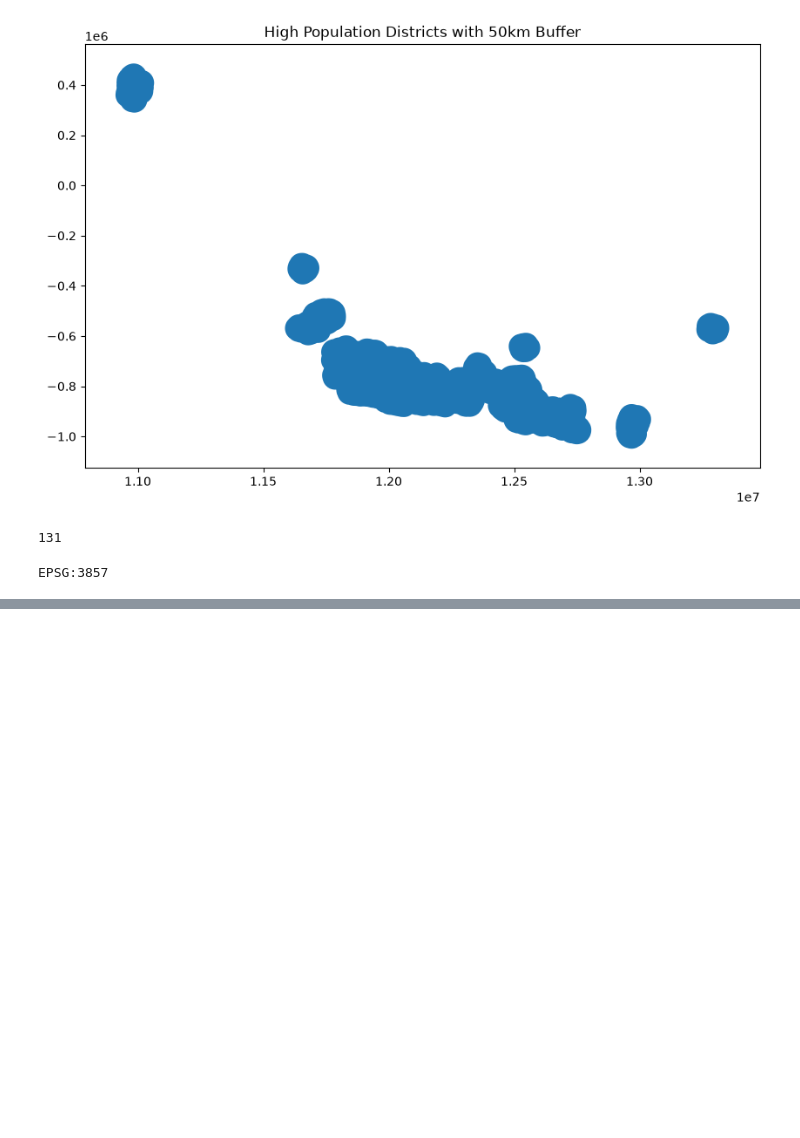
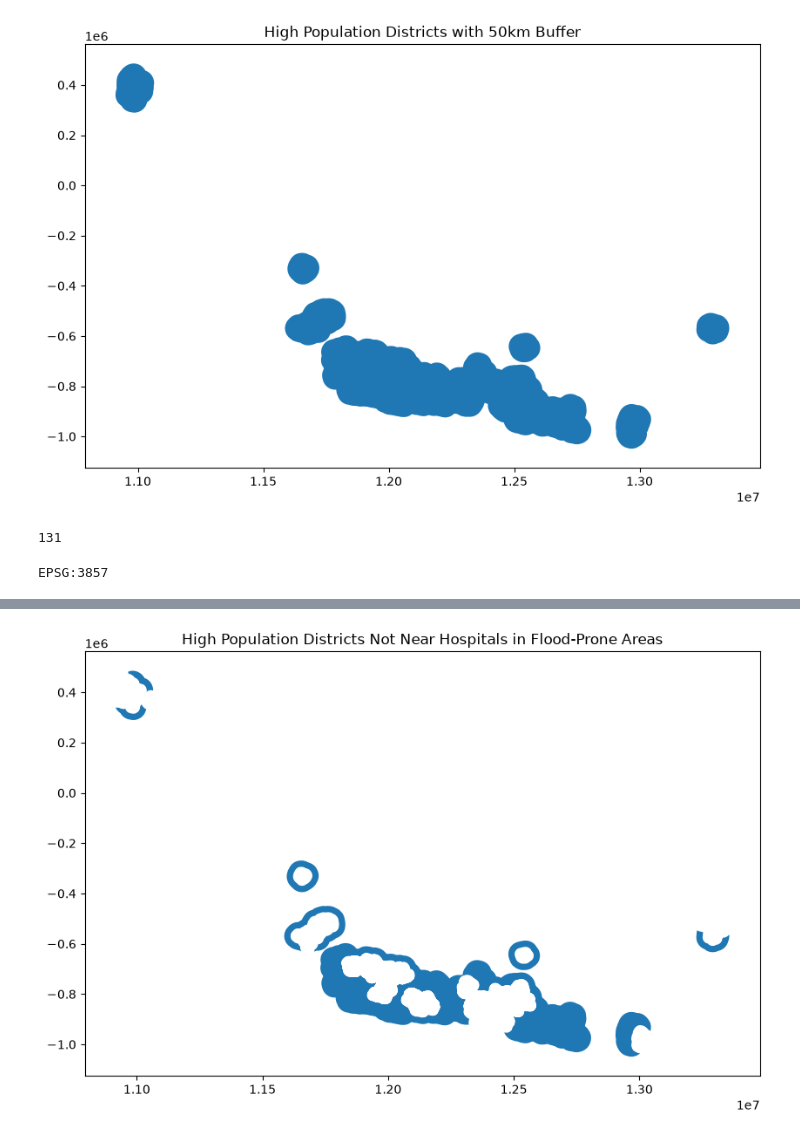
Before and after one commit to lane-erwin/geog592-cheyney, a Jupyter notebook: homework/week07/geopandas_hw_joins.ipynb, the cells around one changed output, grey strips where cells are left out. Drawn from its saved outputs; the diff is of its cells as text; code cells hidden in the pictures; blank space fills up the shorter version.

```diff
--- a/homework/week07/geopandas_hw_joins.ipynb
+++ b/homework/week07/geopandas_hw_joins.ipynb
@@ -249,0 +325,14 @@ EPSG:3857
+# %%
+high_pop_not_near_hospitals = gpd.overlay(
+    population_buffer [["adm2_name", "total_pop", "geometry"]],
+    hospital_buffer,
+    how = "difference"
+)
+# %%
+high_pop_not_near_hospitals.plot(
+    figsize = (10, 8)
+)
+plt.title("High Population Districts Not Near Hospitals in Flood-Prone Areas")
+plt.show()
+# %% [output]
+[figure, added]
```
Also changed, not shown: parts of 20 cells of this notebook.
